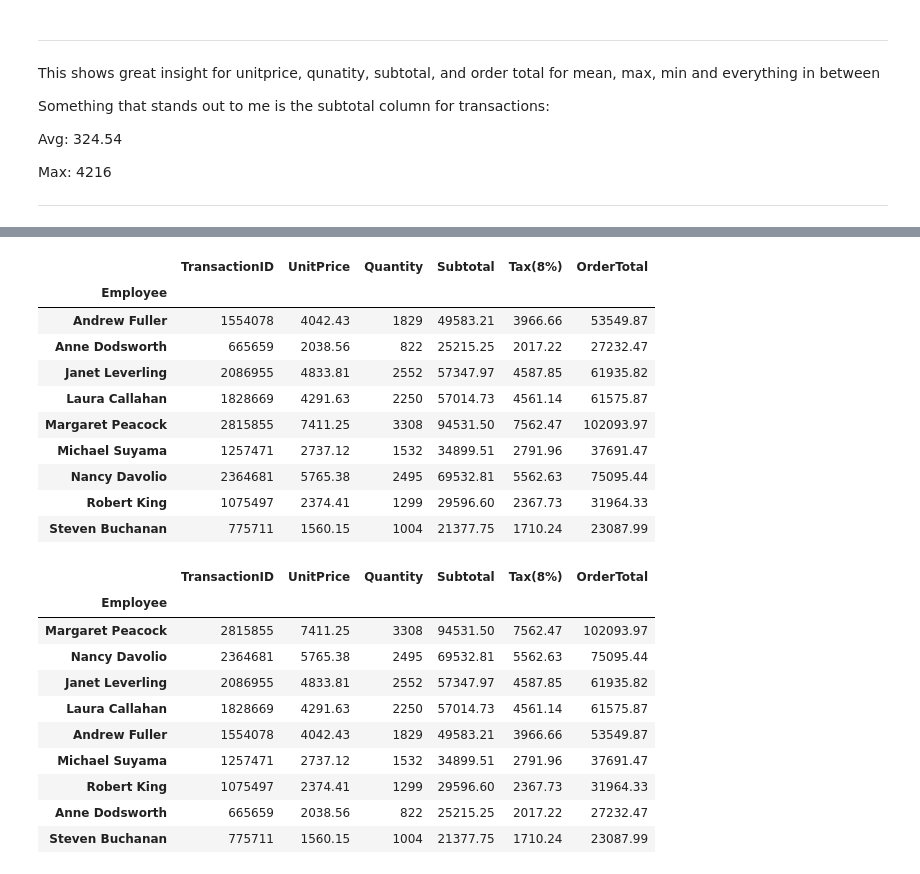
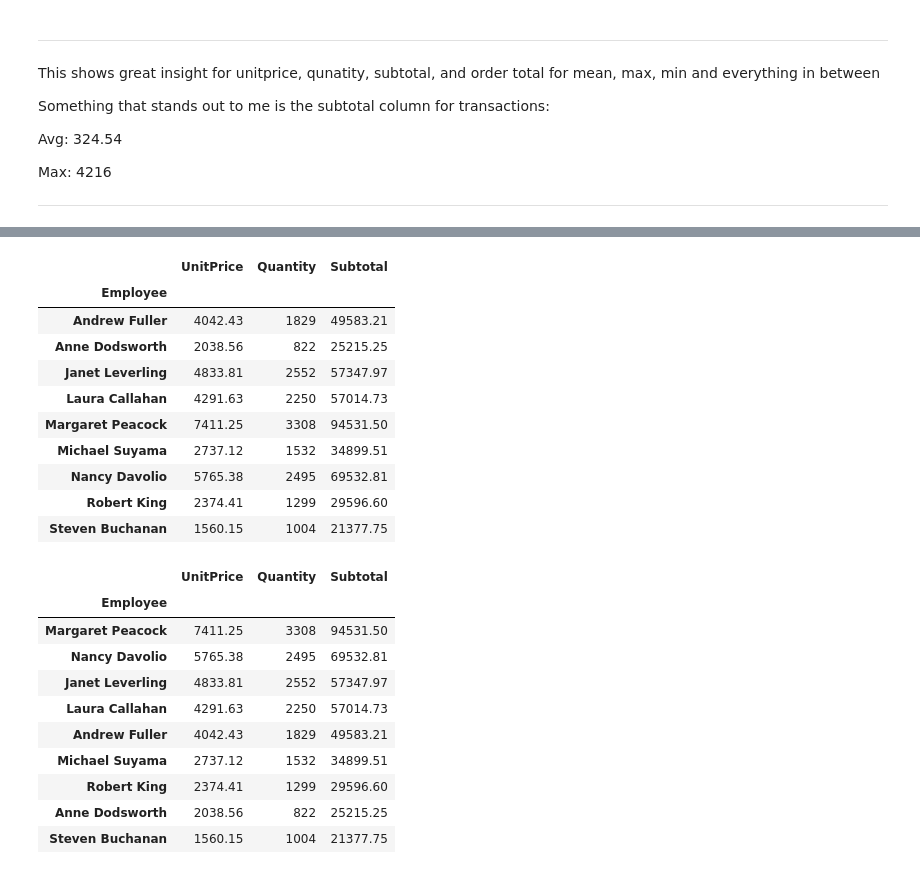
Before and after one commit to Vanessa-Guerrero/Capstone_2, a Jupyter notebook: Transaction Analysis.ipynb, the cells around one changed output, grey strips where cells are left out. Cells and saved outputs as stored; diff of their text form; code cells hidden in the pictures.

```diff
--- a/Transaction Analysis.ipynb
+++ b/Transaction Analysis.ipynb
@@ -88,4 +110,5 @@ dtype: object
 # %%
-df_trans_amt = df.drop(['Date', 'ProductID', 'ProductName', 'VendorID', 'ProductVendor', 'CustID','Date'], axis=1)
+# Creating separate df with Employee and keeping only numeric columns: Quantity, Unit Price, and Subtotal
+df_trans_amt = df.drop(['Date', 'ProductID', 'ProductName', 'VendorID', 'ProductVendor', 'CustID', 'TransactionID', 'Tax(8%)', 'OrderTotal'], axis=1)
 df_trans_amt
 # %% [output]
@@ -120,30 +144,32 @@ df_mean
 # %%
-df_sum = df_trans_amt.groupby(['Employee']).sum()
+# What's the sum of the numeric columns by Employee to see who's made the most sales so far?
+df_sum = df_trans_amt.groupby(['Employee']).sum().round(2)
 df_sum
 # %% [output]
-|  | TransactionID | UnitPrice | Quantity | Subtotal | Tax(8%) | OrderTotal |
-| Employee |  |  |  |  |  |  |
-| Andrew Fuller | 1554078 | 4042.43 | 1829 | 49583.21 | 3966.66 | 53549.87 |
-| Anne Dodsworth | 665659 | 2038.56 | 822 | 25215.25 | 2017.22 | 27232.47 |
-| Janet Leverling | 2086955 | 4833.81 | 2552 | 57347.97 | 4587.85 | 61935.82 |
-| Laura Callahan | 1828669 | 4291.63 | 2250 | 57014.73 | 4561.14 | 61575.87 |
-| Margaret Peacock | 2815855 | 7411.25 | 3308 | 94531.50 | 7562.47 | 102093.97 |
-| Michael Suyama | 1257471 | 2737.12 | 1532 | 34899.51 | 2791.96 | 37691.47 |
-| Nancy Davolio | 2364681 | 5765.38 | 2495 | 69532.81 | 5562.63 | 75095.44 |
-| Robert King | 1075497 | 2374.41 | 1299 | 29596.60 | 2367.73 | 31964.33 |
-| Steven Buchanan | 775711 | 1560.15 | 1004 | 21377.75 | 1710.24 | 23087.99 |
+|  | UnitPrice | Quantity | Subtotal |
+| Employee |  |  |  |
+| Andrew Fuller | 4042.43 | 1829 | 49583.21 |
+| Anne Dodsworth | 2038.56 | 822 | 25215.25 |
+| Janet Leverling | 4833.81 | 2552 | 57347.97 |
+| Laura Callahan | 4291.63 | 2250 | 57014.73 |
+| Margaret Peacock | 7411.25 | 3308 | 94531.50 |
+| Michael Suyama | 2737.12 | 1532 | 34899.51 |
+| Nancy Davolio | 5765.38 | 2495 | 69532.81 |
+| Robert King | 2374.41 | 1299 | 29596.60 |
+| Steven Buchanan | 1560.15 | 1004 | 21377.75 |
 # %%
-df_sum_sorted = df_median.sort_values(by='Subtotal', ascending=False)
+# Order descending values by subtotal to see who is the highest sales employee thus far
+df_sum_sorted = df_sum.sort_values(by='Subtotal', ascending=False)
 df_sum_sorted
 # %% [output]
-|  | TransactionID | UnitPrice | Quantity | Subtotal | Tax(8%) | OrderTotal |
-| Employee |  |  |  |  |  |  |
-| Margaret Peacock | 2815855 | 7411.25 | 3308 | 94531.50 | 7562.47 | 102093.97 |
-| Nancy Davolio | 2364681 | 5765.38 | 2495 | 69532.81 | 5562.63 | 75095.44 |
-| Janet Leverling | 2086955 | 4833.81 | 2552 | 57347.97 | 4587.85 | 61935.82 |
-| Laura Callahan | 1828669 | 4291.63 | 2250 | 57014.73 | 4561.14 | 61575.87 |
-| Andrew Fuller | 1554078 | 4042.43 | 1829 | 49583.21 | 3966.66 | 53549.87 |
-| Michael Suyama | 1257471 | 2737.12 | 1532 | 34899.51 | 2791.96 | 37691.47 |
-| Robert King | 1075497 | 2374.41 | 1299 | 29596.60 | 2367.73 | 31964.33 |
-| Anne Dodsworth | 665659 | 2038.56 | 822 | 25215.25 | 2017.22 | 27232.47 |
-| Steven Buchanan | 775711 | 1560.15 | 1004 | 21377.75 | 1710.24 | 23087.99 |
+|  | UnitPrice | Quantity | Subtotal |
+| Employee |  |  |  |
+| Margaret Peacock | 7411.25 | 3308 | 94531.50 |
+| Nancy Davolio | 5765.38 | 2495 | 69532.81 |
+| Janet Leverling | 4833.81 | 2552 | 57347.97 |
+| Laura Callahan | 4291.63 | 2250 | 57014.73 |
+| Andrew Fuller | 4042.43 | 1829 | 49583.21 |
+| Michael Suyama | 2737.12 | 1532 | 34899.51 |
+| Robert King | 2374.41 | 1299 | 29596.60 |
+| Anne Dodsworth | 2038.56 | 822 | 25215.25 |
+| Steven Buchanan | 1560.15 | 1004 | 21377.75 |
```
Also changed, not shown: parts of 30 cells of this notebook, 1 other file.
